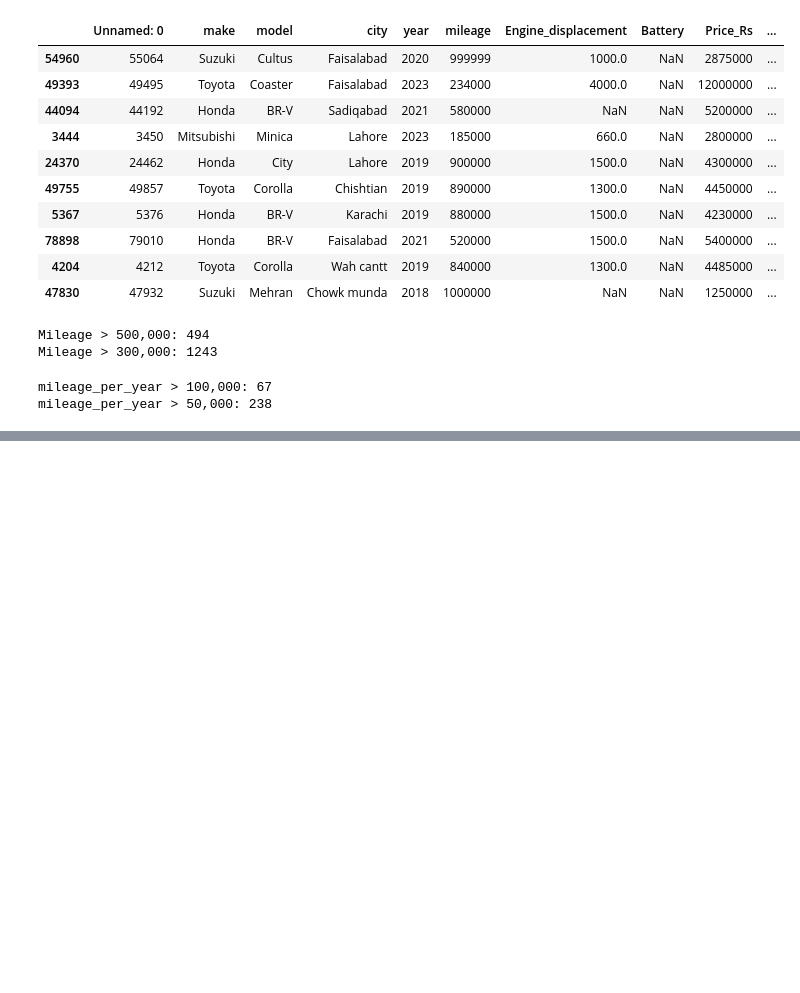
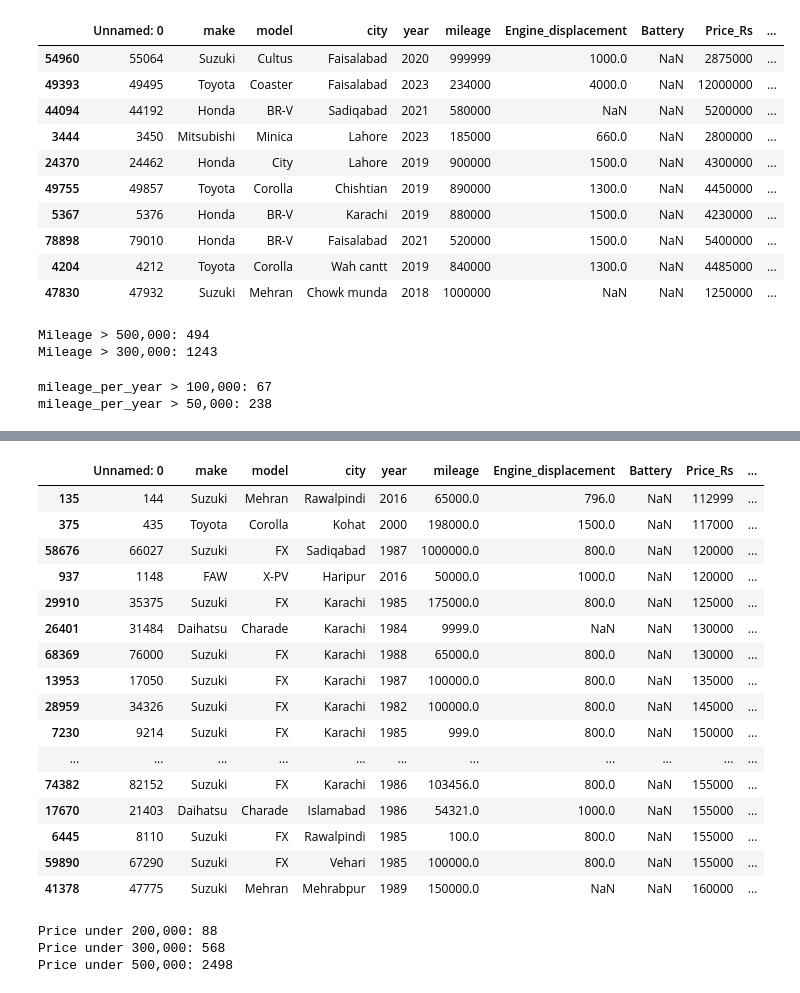
Before and after one commit to Abdullah-Farooq292/IML-used-car-price-prediction-Pakistan, a Jupyter notebook: Code/ML_Project.ipynb, the cells around one changed output, grey strips where cells are left out. Cells and saved outputs as stored; diff of their text form; code cells hidden in the pictures; blank space fills up the shorter version.

```diff
--- a/Code/ML_Project.ipynb
+++ b/Code/ML_Project.ipynb
@@ -322,3 +322,19 @@ print("mileage_per_year > 50,000:", (df["mileage_per_year"] > 50000).sum())
 # %% [output]
 mileage_per_year > 100,000: 67
 mileage_per_year > 50,000: 238
+# %%
+# 1. Mask: rows where mileage_per_year is above 100,000
+bad_mileage_mask = df["mileage_per_year"] > 100000
+
+# 2. Check the count before changing anything
+print("Rows to fix:", bad_mileage_mask.sum())
+
+# 3. Blank out mileage for those rows only
+df.loc[bad_mileage_mask, "mileage"] = np.nan
+
+# 4. Recalculate mileage_per_year from the updated mileage
+df["mileage_per_year"] = df["mileage"] / df["car_age"]
+
+# 5. Verify
+print("Missing mileage:", df["mileage"].isna().sum())
+print("Rows still above 100,000:", (df["mileage_per_year"] > 100000).sum())
@@ -324,0 +370,11 @@ mileage_per_year > 50,000: 238
+# %%
+cols_to_check = [c for c in df.columns if c != "Unnamed: 0"]
+
+#count duplicate rows
+dup_count = df.duplicated(subset = cols_to_check).sum()
+print("Duplicate rows:", dup_count)
+print(f"Share of dataset:{dup_count / df.shape[0]:.2%}")
+
+df[df.duplicated(subset=cols_to_check, keep=False)].sort_values(
+    ["make", "model", "year", "mileage"]
+).head(10)
@@ -324,0 +402,9 @@ mileage_per_year > 50,000: 238
+# %%
+rows_before = df.shape[0]
+
+#drop duplicate rows
+df = df.drop_duplicates(subset = cols_to_check, keep = "first").reset_index(drop = True)
+
+print("Rows before:", rows_before)
+print("Rows after:", df.shape[0])
+print("Duplicates remaining:", df.duplicated(subset = cols_to_check).sum())
@@ -324,0 +427,30 @@ mileage_per_year > 50,000: 238
+# %%
+# 20 cheapest listings remaining in the data
+df.sort_values("Price_Rs").head(20)
+# %% [output]
+|  | Unnamed: 0 | make | model | city | year | mileage | Engine_displacement | Battery | Price_Rs | ... |
+| 135 | 144 | Suzuki | Mehran | Rawalpindi | 2016 | 65000.0 | 796.0 | NaN | 112999 | ... |
+| 375 | 435 | Toyota | Corolla | Kohat | 2000 | 198000.0 | 1500.0 | NaN | 117000 | ... |
+| 58676 | 66027 | Suzuki | FX | Sadiqabad | 1987 | 1000000.0 | 800.0 | NaN | 120000 | ... |
+| 937 | 1148 | FAW | X-PV | Haripur | 2016 | 50000.0 | 1000.0 | NaN | 120000 | ... |
+| 29910 | 35375 | Suzuki | FX | Karachi | 1985 | 175000.0 | 800.0 | NaN | 125000 | ... |
+| 26401 | 31484 | Daihatsu | Charade | Karachi | 1984 | 9999.0 | NaN | NaN | 130000 | ... |
+| 68369 | 76000 | Suzuki | FX | Karachi | 1988 | 65000.0 | 800.0 | NaN | 130000 | ... |
+| 13953 | 17050 | Suzuki | FX | Karachi | 1987 | 100000.0 | 800.0 | NaN | 135000 | ... |
+| 28959 | 34326 | Suzuki | FX | Karachi | 1982 | 100000.0 | 800.0 | NaN | 145000 | ... |
+| 7230 | 9214 | Suzuki | FX | Karachi | 1985 | 999.0 | 800.0 | NaN | 150000 | ... |
+| ... | ... | ... | ... | ... | ... | ... | ... | ... | ... | ... |
+| 74382 | 82152 | Suzuki | FX | Karachi | 1986 | 103456.0 | 800.0 | NaN | 155000 | ... |
+| 17670 | 21403 | Daihatsu | Charade | Islamabad | 1986 | 54321.0 | 1000.0 | NaN | 155000 | ... |
+| 6445 | 8110 | Suzuki | FX | Rawalpindi | 1985 | 100.0 | 800.0 | NaN | 155000 | ... |
+| 59890 | 67290 | Suzuki | FX | Vehari | 1985 | 100000.0 | 800.0 | NaN | 155000 | ... |
+| 41378 | 47775 | Suzuki | Mehran | Mehrabpur | 1989 | 150000.0 | NaN | NaN | 160000 | ... |
+# %%
+# How many listings fall under each price threshold
+for threshold in [200000, 300000, 500000]:
+    count = (df["Price_Rs"] < threshold).sum()
+    print(f"Price under {threshold:,}: {count}")
+# %% [output]
+Price under 200,000: 88
+Price under 300,000: 568
+Price under 500,000: 2498
```
Also changed, not shown: parts of 10 cells of this notebook.
